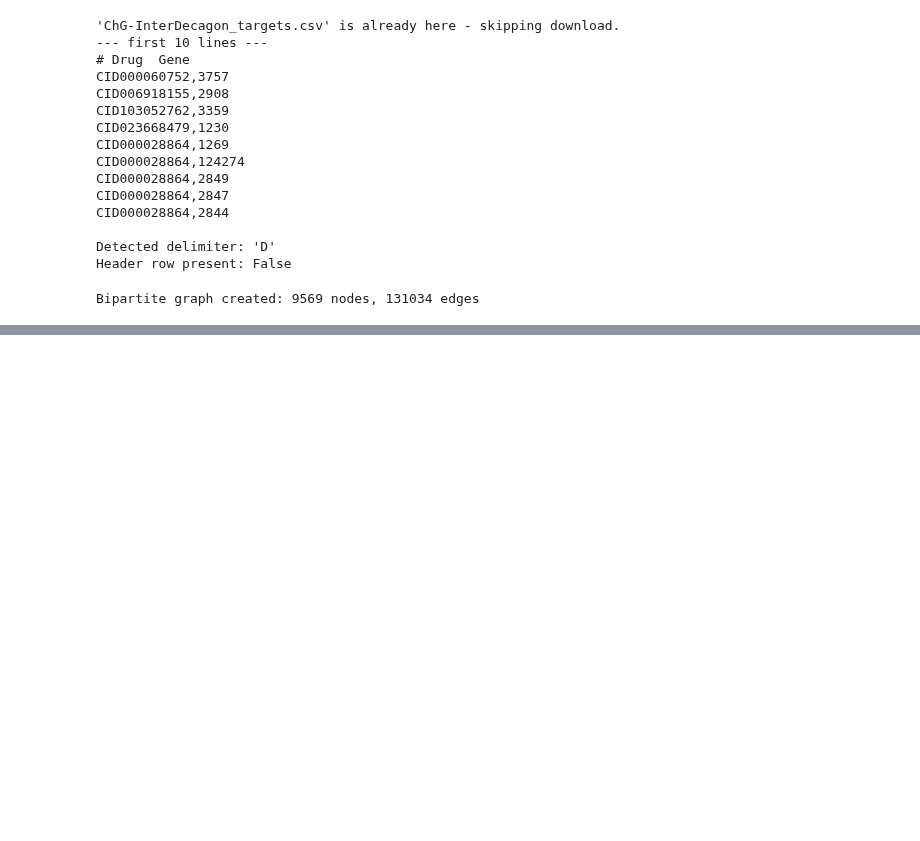
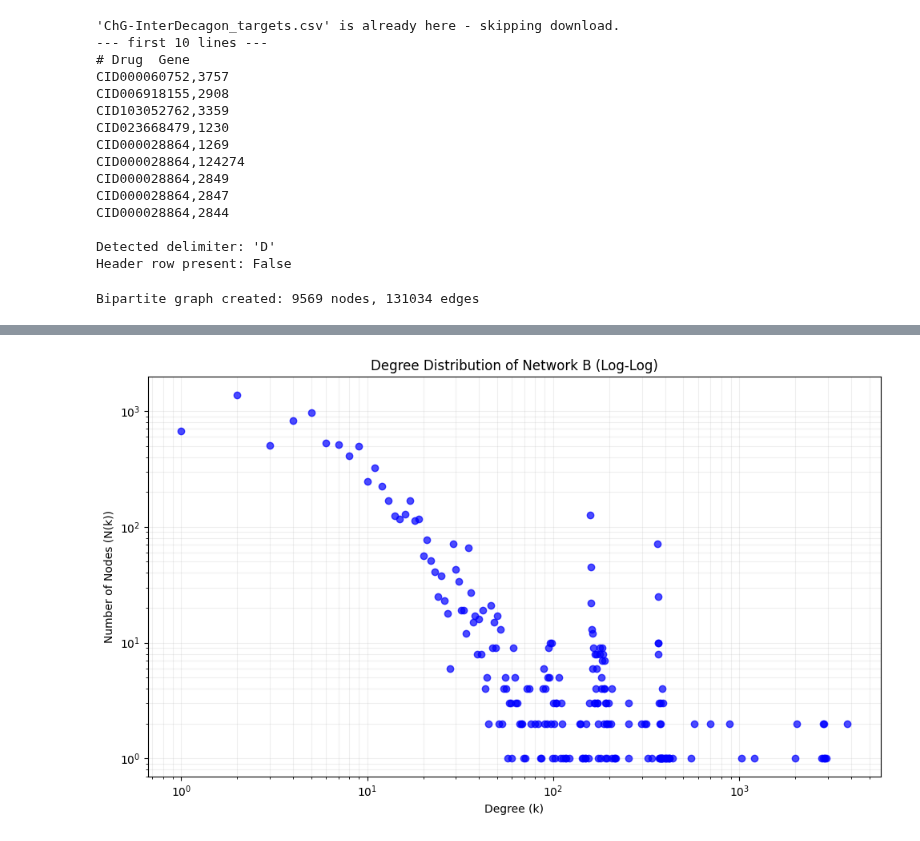
Before and after one commit to felixjcm/Summer-School-Project-Cleanup, a Jupyter notebook: analysis.ipynb, the cells around one changed output, grey strips where cells are left out. Saved outputs shown, nothing was run; the diff lists cells and outputs as text; code cells hidden in the pictures; blank space fills up the shorter version.

```diff
--- a/analysis.ipynb
+++ b/analysis.ipynb
@@ -251,0 +284,99 @@ def visualize_components(B, drug_list, gene_list, max_components=10):
+# %%
+def degree_distribution_log_log(graph, title='Degree Distribution (Log-Log)'):
+    """
+    Plots the log-log degree distribution for the given graph.
+
+    Args:
+        graph (networkx.Graph): The networkx graph to analyze.
+        title (str): The title for the plot.
+    """
+    # Get all degrees from the graph
+    degrees = [d for n, d in graph.degree()]
+
+    # Count the frequency of each degree
+    degree_counts = collections.Counter(degrees)
+
+    # Prepare data for plotting
+    deg, cnt = zip(*degree_counts.items())
+
+    # Convert to numpy arrays for log operations
+    deg = np.array(deg)
+    cnt = np.array(cnt)
+
+    # Sort degrees and corresponding counts
+    idx = np.argsort(deg)
+    deg = deg[idx]
+    cnt = cnt[idx]
+
+    # Create the log-log plot
+    plt.figure(figsize=(10, 6))
+    plt.loglog(deg, cnt, 'o', color='blue', alpha=0.7)
+    plt.title(title)
+    plt.xlabel('Degree (k)')
+    plt.ylabel('Number of Nodes (N(k))')
+    plt.grid(True, which="both", ls="-", alpha=0.2)
+    plt.tight_layout()
+    plt.show()
+
+# Example usage with your graph B:
+degree_distribution_log_log(B, title='Degree Distribution of Network B (Log-Log)')
+
+
+import collections
+import matplotlib.pyplot as plt
+
+def plot_degree_distribution(graph, drug_nodes, gene_nodes):
+    """
+    Draws the degree distribution of drugs and genes in a bipartite graph
+    using log-log scaling.
+
+    Args:
+        graph (networkx.Graph): The bipartite graph.
+        drug_nodes (list): A list of drug node identifiers.
+        gene_nodes (list): A list of gene node identifiers.
+    """
+    all_degrees = dict(graph.degree())
+
+    # Extract degrees for each set
+    drug_degrees = [all_degrees[node] for node in drug_nodes if node in all_degrees]
+    gene_degrees = [all_degrees[node] for node in gene_nodes if node in all_degrees]
+
+    fig, (ax1, ax2) = plt.subplots(1, 2, figsize=(22, 8))
+
+    # Helper function to compute degree probability distribution P(k)
+    def get_degree_distribution(degrees):
+        degree_counts = collections.Counter(degrees)
+        total_nodes = len(degrees)
+        # Sort by degree so the plot line/scatter flows sequentially
+        sorted_degrees = sorted(degree_counts.keys())
+        # Calculate P(k) = count / total
+        probabilities = [degree_counts[k] / total_nodes for k in sorted_degrees]
+        return sorted_degrees, probabilities
+
+    # --- Plot for Drugs ---
+    drug_k, drug_pk = get_degree_distribution(drug_degrees)
+    ax1.scatter(drug_k, drug_pk, color='skyblue', edgecolor='black', alpha=0.8, s=80, label='Data')
+    ax1.set_xscale('log')
+    ax1.set_yscale('log')
+    ax1.set_title('Log-Log Degree Distribution of Top 200 Drug Nodes', fontsize=14)
+    ax1.set_xlabel('Degree (k)', fontsize=12)
+    ax1.set_ylabel('Probability P(k)', fontsize=12)
+    ax1.grid(True, which="both", ls="--", alpha=0.5)
+
+    # --- Plot for Genes ---
+    gene_k, gene_pk = get_degree_distribution(gene_degrees)
+    ax2.scatter(gene_k, gene_pk, color='lightgreen', edgecolor='black', alpha=0.8, s=80, label='Data')
+    ax2.set_xscale('log')
+    ax2.set_yscale('log')
+    ax2.set_title('Log-Log Degree Distribution of Gene Nodes', fontsize=14)
+    ax2.set_xlabel('Degree (k)', fontsize=12)
+    ax2.set_ylabel('Probability P(k)', fontsize=12)
+    ax2.grid(True, which="both", ls="--", alpha=0.5)
+
+    plt.tight_layout()
+    plt.show()
+
+# Call the function with the existing graph and node lists
+plot_degree_distribution(B, drugs, genes)
+# %% [output]
+[figure, added]
```
Also changed, not shown: parts of 13 cells of this notebook, 1 other file.
